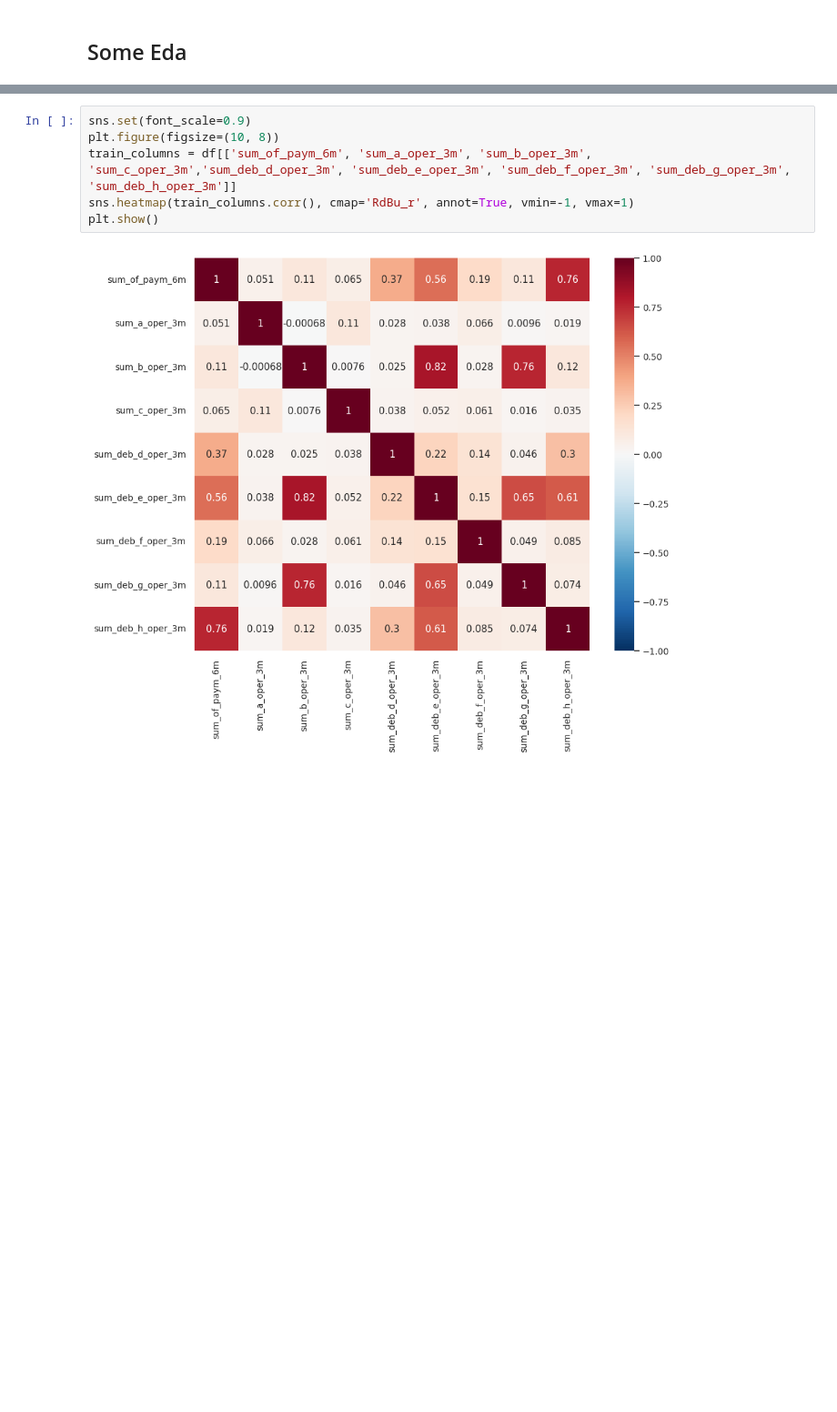
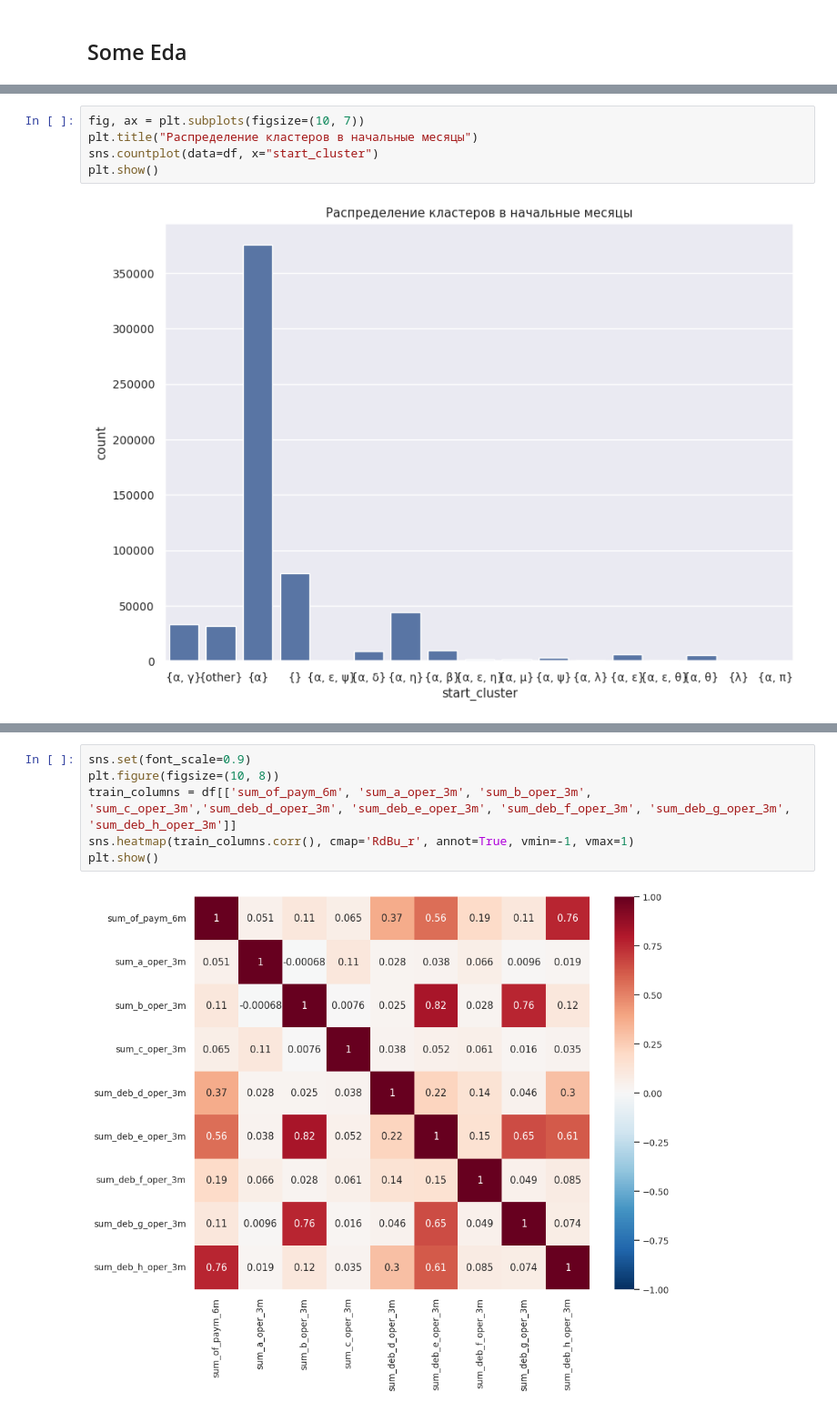
Before and after one commit to maybenotilya/alfa-bank-case, a Jupyter notebook: pipeline.ipynb, the cells around one changed output, grey strips where cells are left out. Shown at 91% size. Drawn from its saved outputs; the diff is of its cells as text; blank space fills up the shorter version.

```diff
--- a/pipeline.ipynb
+++ b/pipeline.ipynb
@@ -46,0 +46,7 @@ plt.show()
+# %%
+fig, ax = plt.subplots(figsize=(10, 7))
+plt.title("Распределение кластеров в начальные месяцы")
+sns.countplot(data=df, x="start_cluster")
+plt.show()
+# %% [output]
+[figure, added]
```
Also changed, not shown: parts of 8 cells of this notebook.
